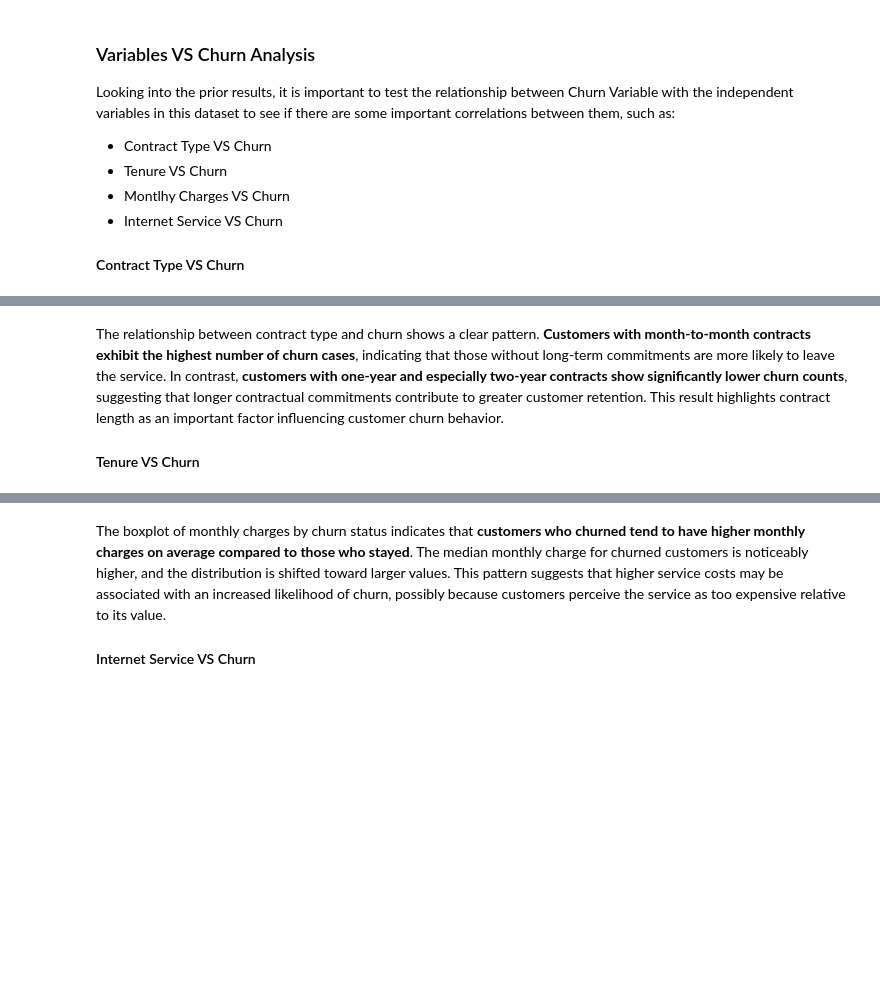
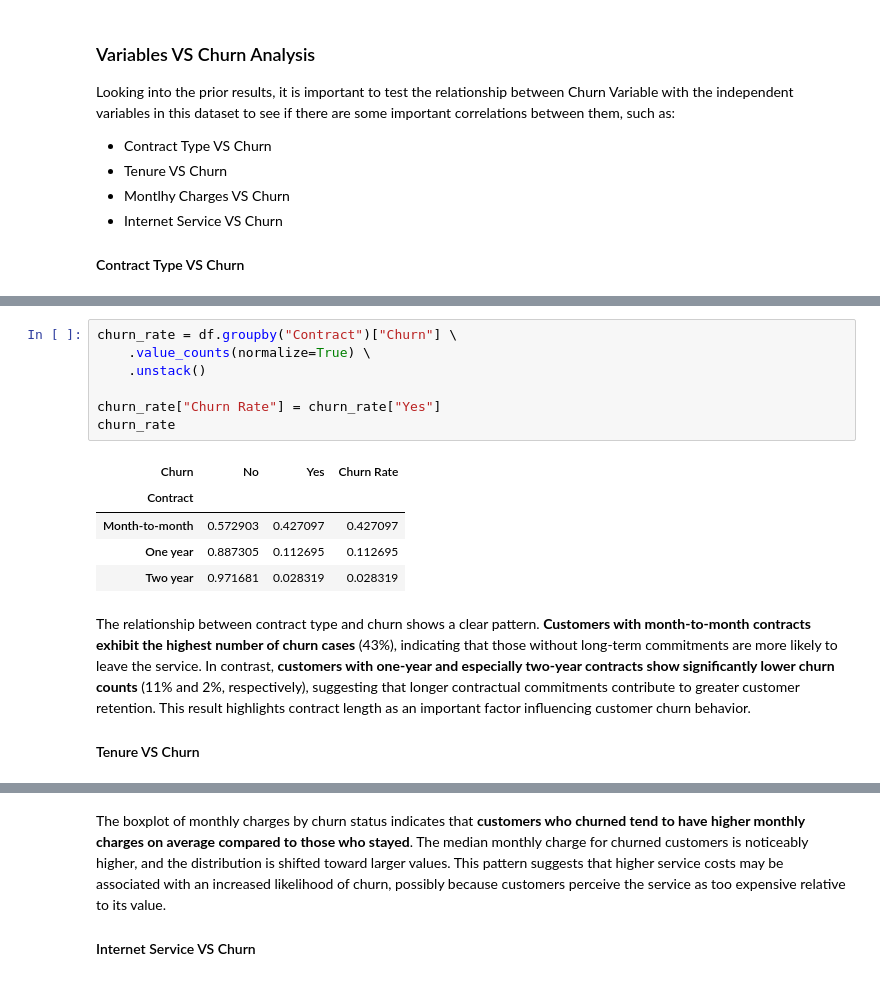
Before and after one commit to anarmsilva10/customer_churn, a Jupyter notebook: notebooks/01_data_exploration.ipynb, the cells around one changed output, grey strips where cells are left out. Drawn from its saved outputs; the diff is of its cells as text; blank space fills up the shorter version.

```diff
--- a/notebooks/01_data_exploration.ipynb
+++ b/notebooks/01_data_exploration.ipynb
@@ -219,5 +219,18 @@ plot_vs(df, 'Contract')
+# %%
+churn_rate = df.groupby("Contract")["Churn"] \
+    .value_counts(normalize=True) \
+    .unstack()
+
+churn_rate["Churn Rate"] = churn_rate["Yes"]
+churn_rate
+# %% [output]
+| Churn | No | Yes | Churn Rate |
+| Contract |  |  |  |
+| Month-to-month | 0.572903 | 0.427097 | 0.427097 |
+| One year | 0.887305 | 0.112695 | 0.112695 |
+| Two year | 0.971681 | 0.028319 | 0.028319 |
 # %% [markdown]
-The relationship between contract type and churn shows a clear pattern. **Customers with month-to-month contracts exhibit the highest number of churn cases**, indicating that those without long-term commitments are more likely to leave the service. In contrast, **customers with one-year and especially two-year contracts show significantly lower churn counts**, suggesting that longer contractual commitments contribute to greater customer retention. This result highlights contract length as an important factor influencing customer churn behavior.
+The relationship between contract type and churn shows a clear pattern. **Customers with month-to-month contracts exhibit the highest number of churn cases** (43%), indicating that those without long-term commitments are more likely to leave the service. In contrast, **customers with one-year and especially two-year contracts show significantly lower churn counts** (11% and 2%, respectively), suggesting that longer contractual commitments contribute to greater customer retention. This result highlights contract length as an important factor influencing customer churn behavior.
 
 #### Tenure VS Churn
 # %%
```
Also changed, not shown: parts of 23 cells of this notebook, 4 other files.
